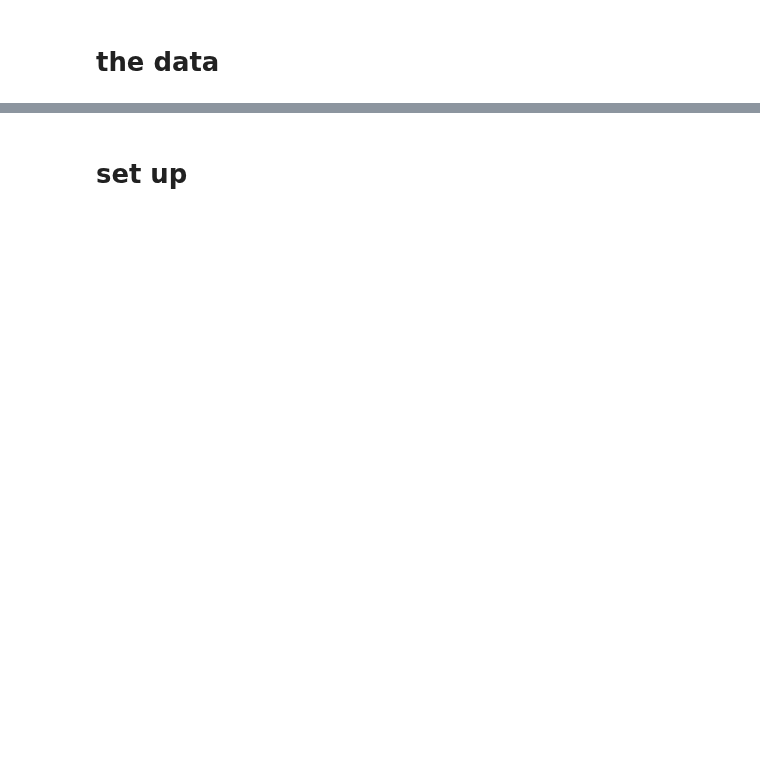
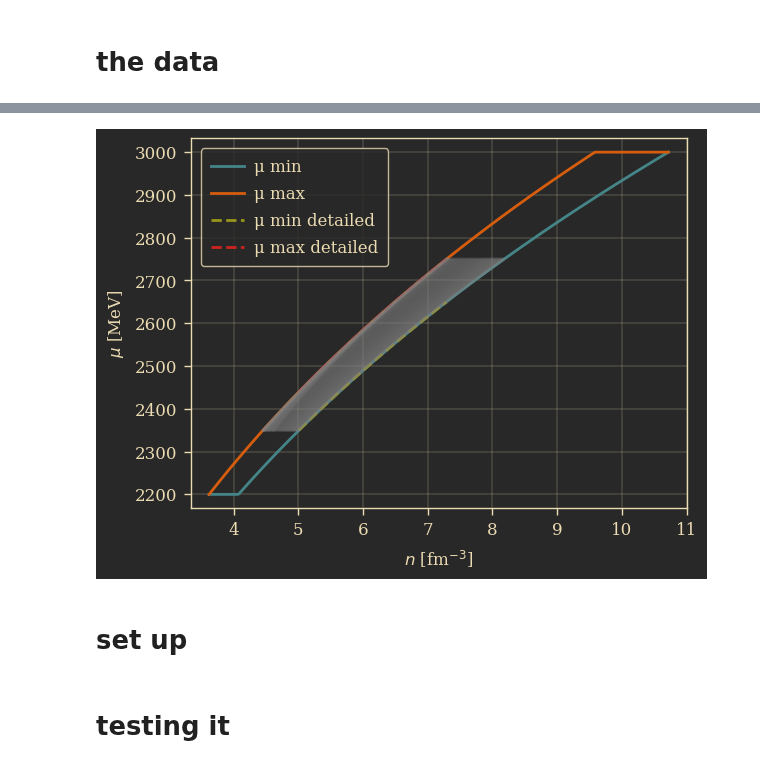
Before and after one commit to codinginrevolt/master_thesis, a Jupyter notebook: gpr/notebooks/virt_obs.ipynb, the cells around one changed output, grey strips where cells are left out. Saved outputs shown, nothing was run; the diff lists cells and outputs as text; code cells hidden in the pictures; blank space fills up the shorter version.

```diff
--- a/gpr/notebooks/virt_obs.ipynb
+++ b/gpr/notebooks/virt_obs.ipynb
@@ -70,3 +145,16 @@ mu_max = mu_family.max(axis=0)
+# %%
+plt.plot(n_pqcd_grid, mu_min, label='μ min')
+plt.plot(n_pqcd_grid, mu_max, label='μ max')
+plt.plot(n_pqcd_grid_smaller, mu_min_smaller, '--', label='μ min detailed')
+plt.plot(n_pqcd_grid_smaller, mu_max_smaller, '--', label='μ max detailed')
+for i in range(len(X_grid)):
+    plt.plot(n_raw_all[i], mu_raw_all[i], color='gray', alpha=0.3)
+plt.xlabel(r"$n$ [fm$^{-3}$]")
+plt.ylabel(r"$\mu$ [MeV]")
+plt.legend()
+plt.show()
+# %% [output]
+[figure, added]
 # %%
 n_ceft, cs2_ceft, cs2_l, cs2_u = anal.get_ceft_cs2()
 cs2_ceft_sigma = pc.CI_to_sigma(cs2_u-cs2_l)
@@ -203,4 +305,6 @@ def sample_posterior(self, init, n_samples, eta=20, burn_in=1000, update_eta=Tru
 
     samples = sample_tmvn_ess(mu, cov, A, b, X, y, n_samples + burn_in, eta_init=eta, update_eta=update_eta)
     return samples[burn_in:]
+# %% [markdown]
+# testing it
 # %%
```
Also changed, not shown: parts of 86 cells of this notebook, 9 other files.
